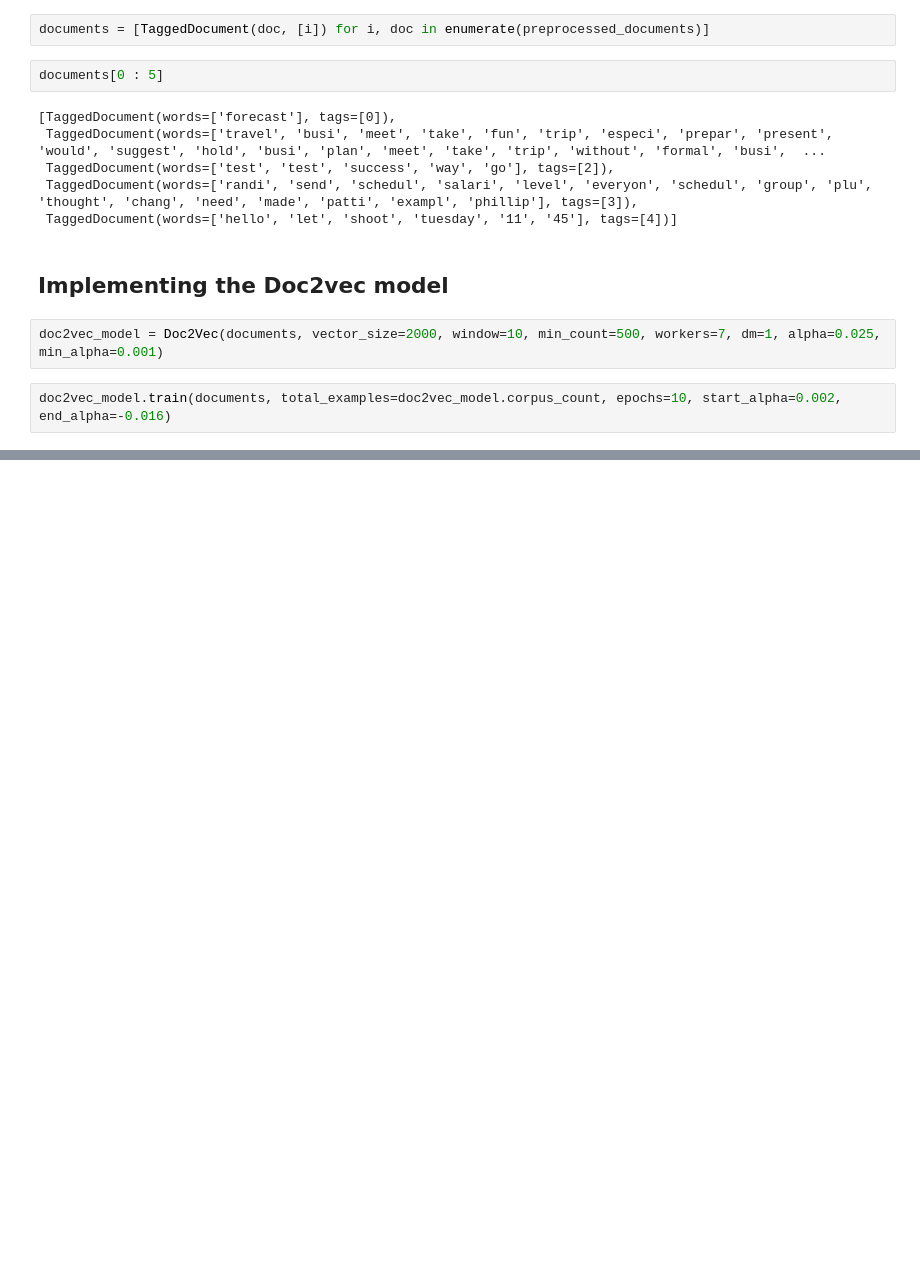
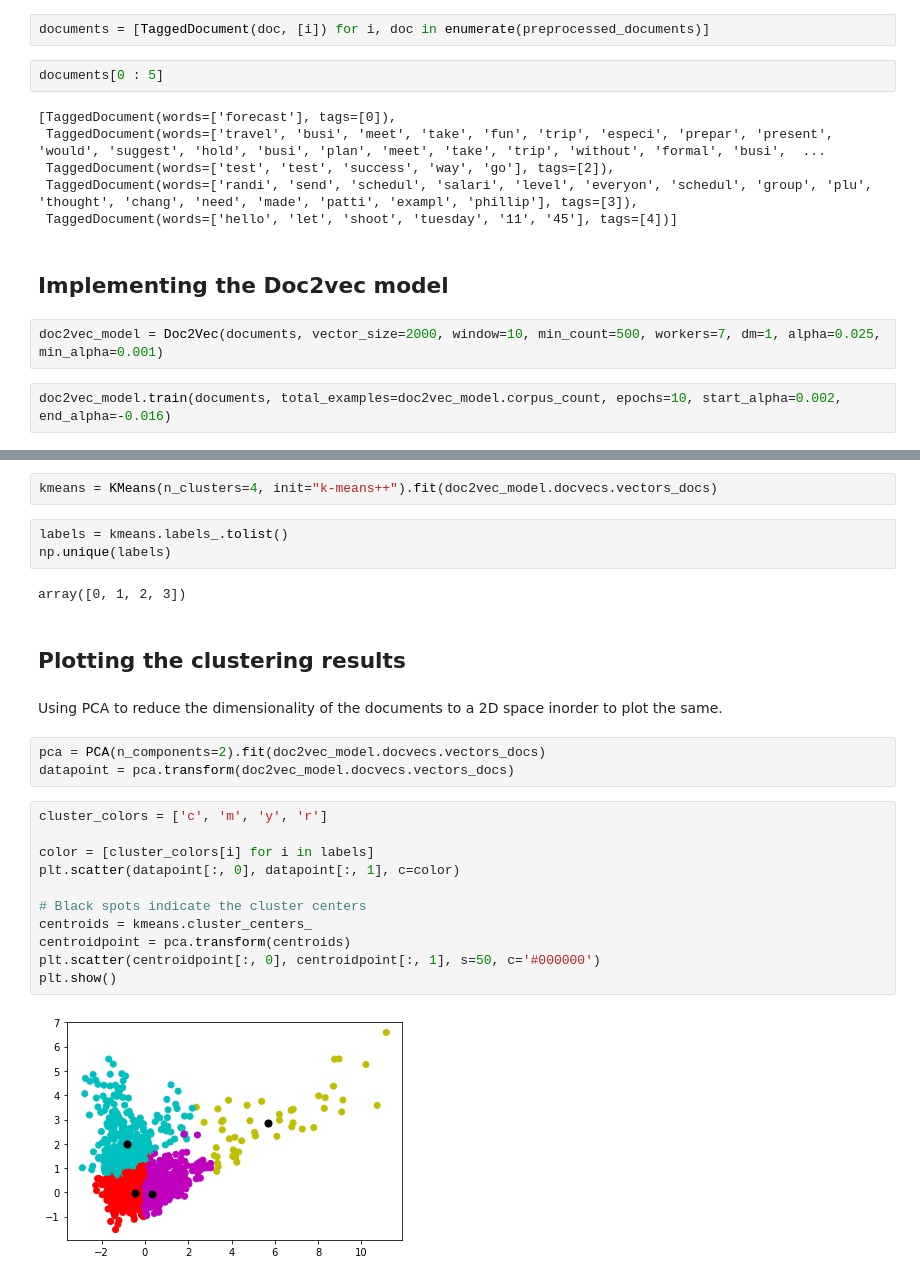
Before and after one commit to aravind-sundaresan/document_clustering, a Jupyter notebook: Document Clustering using Doc2vec.ipynb, the cells around one changed output, grey strips where cells are left out. Cells and saved outputs as stored; diff of their text form; blank space fills up the shorter version.

Commit message:
Implemented clustering using doc2vec and K-means

```diff
--- a/Document Clustering using Doc2vec.ipynb
+++ b/Document Clustering using Doc2vec.ipynb
@@ -151,0 +158,27 @@ doc2vec_model.docvecs.most_similar(1)
+# %%
+kmeans = KMeans(n_clusters=4, init="k-means++").fit(doc2vec_model.docvecs.vectors_docs)
+# %%
+labels = kmeans.labels_.tolist()
+np.unique(labels)
+# %% [output]
+array([0, 1, 2, 3])
+# %% [markdown]
+## Plotting the clustering results
+# %% [markdown]
+Using PCA to reduce the dimensionality of the documents to a 2D space inorder to plot the same.
+# %%
+pca = PCA(n_components=2).fit(doc2vec_model.docvecs.vectors_docs)
+datapoint = pca.transform(doc2vec_model.docvecs.vectors_docs)
+# %%
+cluster_colors = ['c', 'm', 'y', 'r']
+
+color = [cluster_colors[i] for i in labels]
+plt.scatter(datapoint[:, 0], datapoint[:, 1], c=color)
+
+# Black spots indicate the cluster centers
+centroids = kmeans.cluster_centers_
+centroidpoint = pca.transform(centroids)
+plt.scatter(centroidpoint[:, 0], centroidpoint[:, 1], s=50, c='#000000')
+plt.show()
+# %% [output]
+[figure, added]
```
Also changed, not shown: parts of 4 cells of this notebook.
